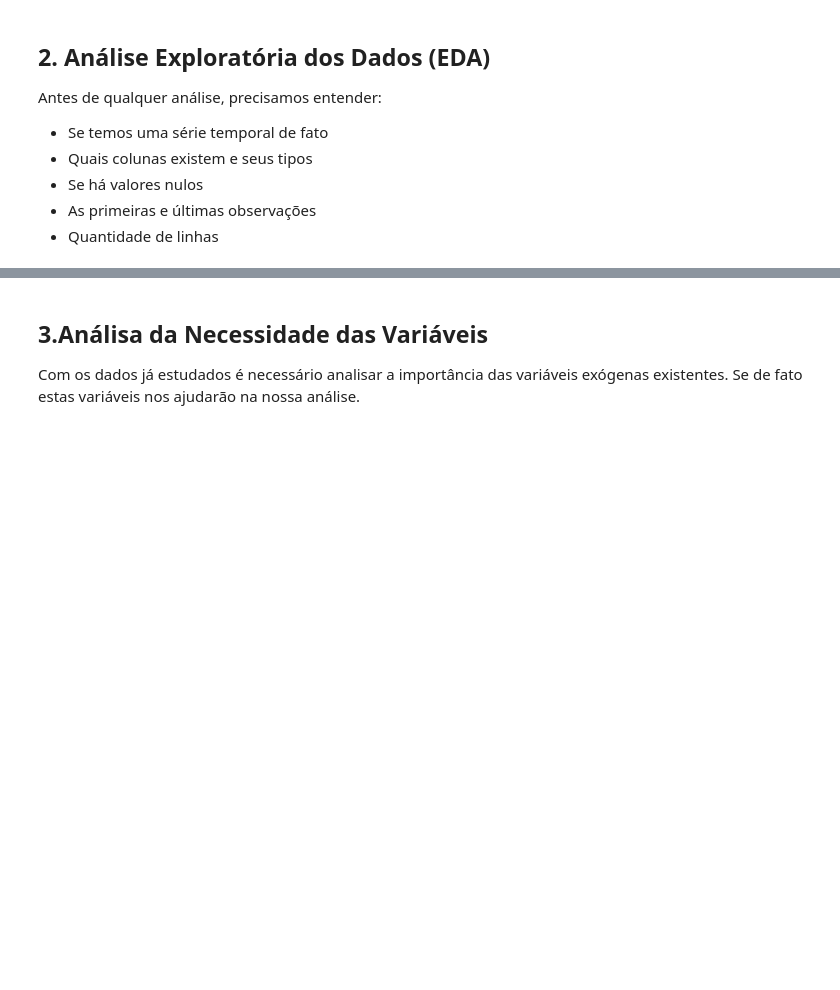
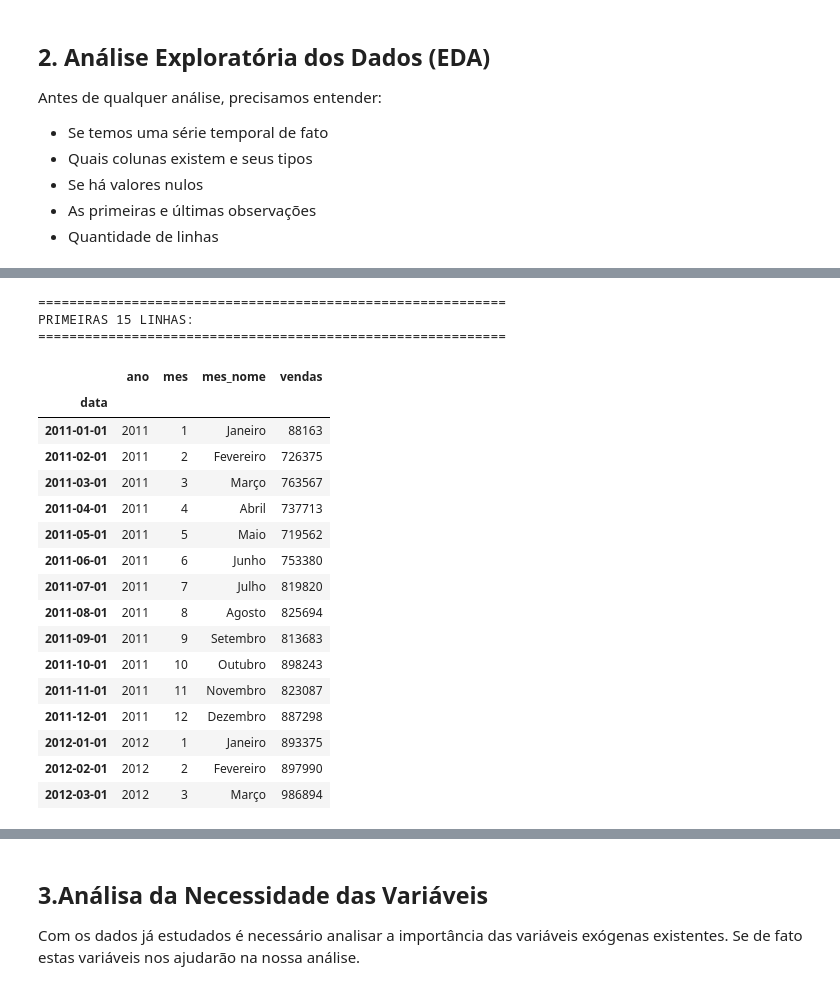
Before and after one commit to lfcalabria/aprendizado, a Jupyter notebook: Códigos/Serie Temporal.ipynb, the cells around one changed output, grey strips where cells are left out. Cells and saved outputs as stored; diff of their text form; code cells hidden in the pictures; blank space fills up the shorter version.

```diff
--- a/Códigos/Serie Temporal.ipynb
+++ b/Códigos/Serie Temporal.ipynb
@@ -382,0 +450,27 @@ Antes de qualquer análise, precisamos entender:
+# %%
+n=15
+print("\n" + "=" * 60)
+print(f"PRIMEIRAS {n} LINHAS:")
+print("=" * 60)
+display(df_eda.head(n))
+# %% [output]
+============================================================
+PRIMEIRAS 15 LINHAS:
+============================================================
+|  | ano | mes | mes_nome | vendas |
+| data |  |  |  |  |
+| 2011-01-01 | 2011 | 1 | Janeiro | 88163 |
+| 2011-02-01 | 2011 | 2 | Fevereiro | 726375 |
+| 2011-03-01 | 2011 | 3 | Março | 763567 |
+| 2011-04-01 | 2011 | 4 | Abril | 737713 |
+| 2011-05-01 | 2011 | 5 | Maio | 719562 |
+| 2011-06-01 | 2011 | 6 | Junho | 753380 |
+| 2011-07-01 | 2011 | 7 | Julho | 819820 |
+| 2011-08-01 | 2011 | 8 | Agosto | 825694 |
+| 2011-09-01 | 2011 | 9 | Setembro | 813683 |
+| 2011-10-01 | 2011 | 10 | Outubro | 898243 |
+| 2011-11-01 | 2011 | 11 | Novembro | 823087 |
+| 2011-12-01 | 2011 | 12 | Dezembro | 887298 |
+| 2012-01-01 | 2012 | 1 | Janeiro | 893375 |
+| 2012-02-01 | 2012 | 2 | Fevereiro | 897990 |
+| 2012-03-01 | 2012 | 3 | Março | 986894 |
```
Also changed, not shown: parts of 24 cells of this notebook, 2 other files.
